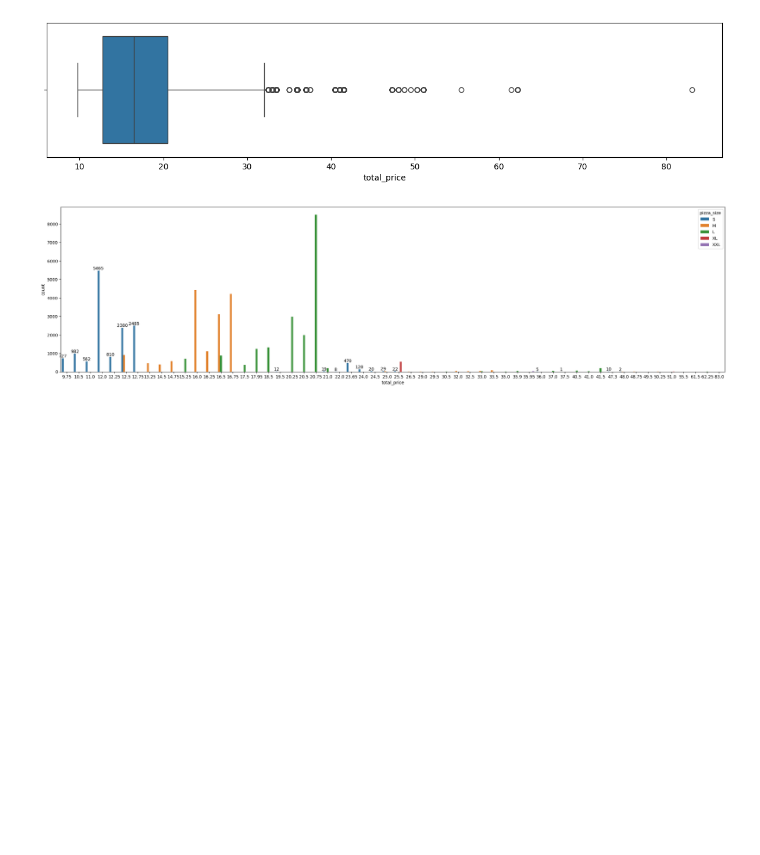
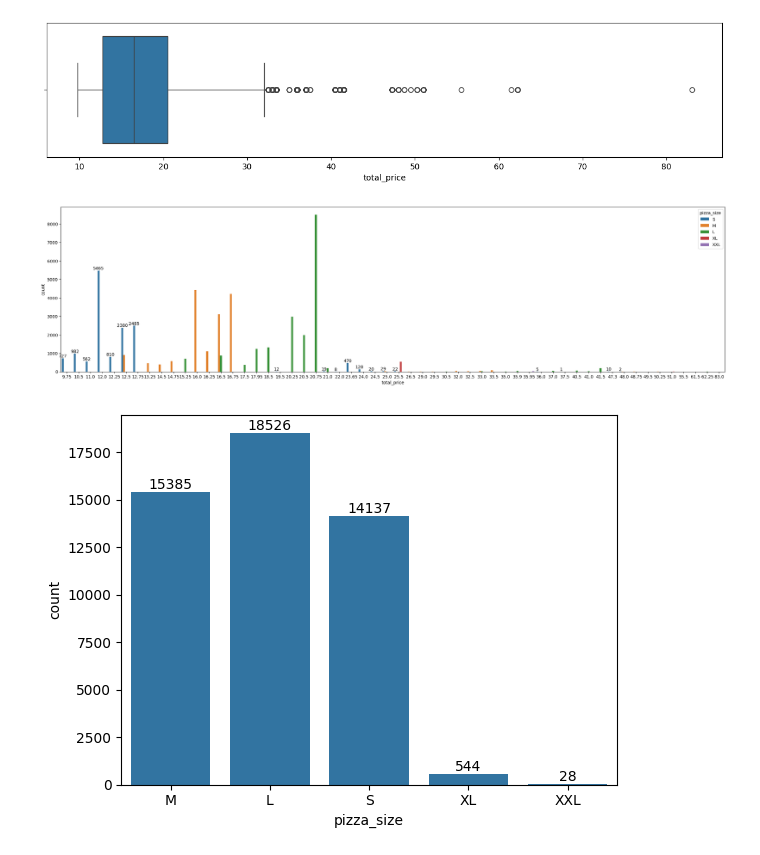
Before and after one commit to Mayankjoshi341/git-code, a Jupyter notebook: data-analysis/pizza_analiysis.ipynb, the cells around one changed output. Cells and saved outputs as stored; diff of their text form; code cells hidden in the pictures; blank space fills up the shorter version.

```diff
--- a/data-analysis/pizza_analiysis.ipynb
+++ b/data-analysis/pizza_analiysis.ipynb
@@ -108,0 +107,6 @@ x = nss
+# %%
+x = sns.countplot(data = pizza , x = "pizza_size")
+x.bar_label(x.containers[0])
+plt.show()
+# %% [output]
+[figure, added]
```
Also changed, not shown: parts of 1 cell of this notebook, 1 other file.
